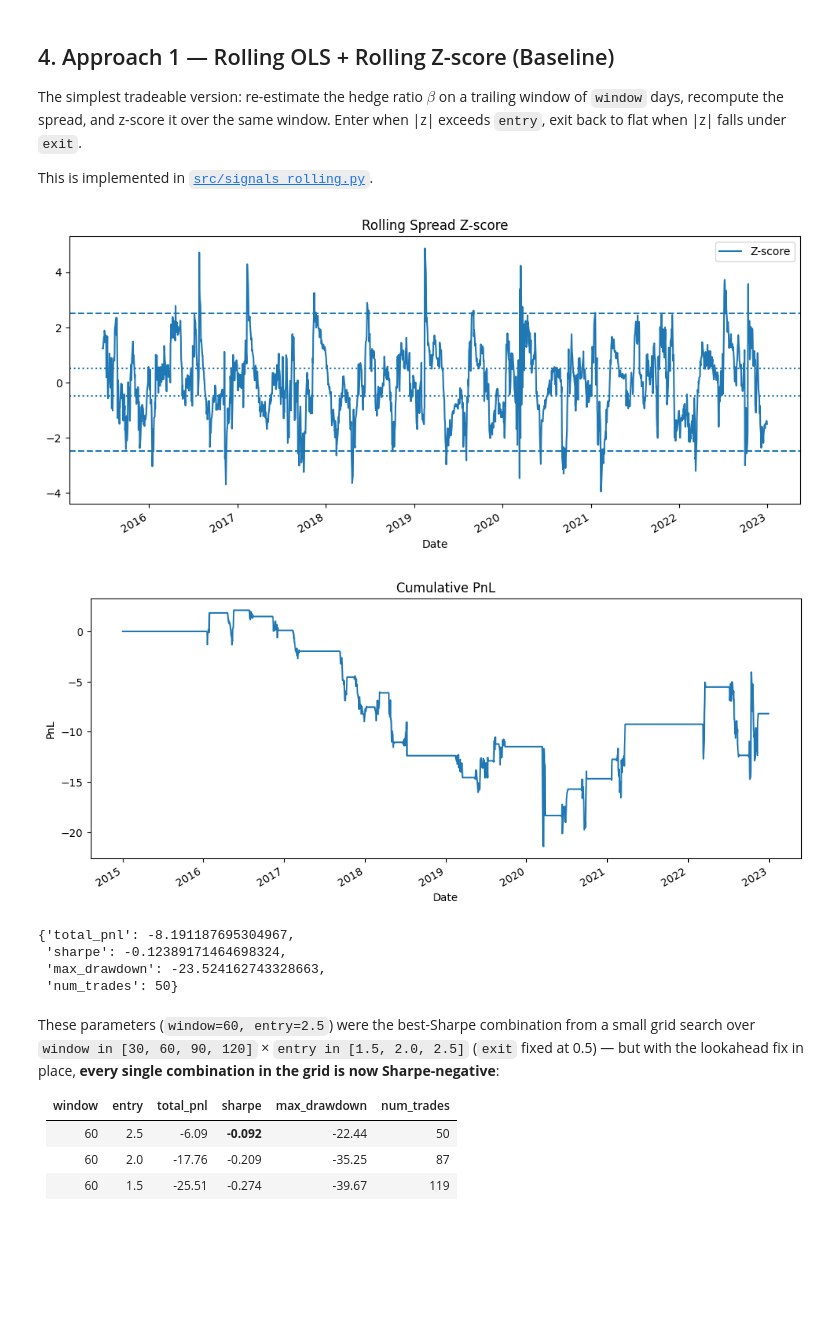
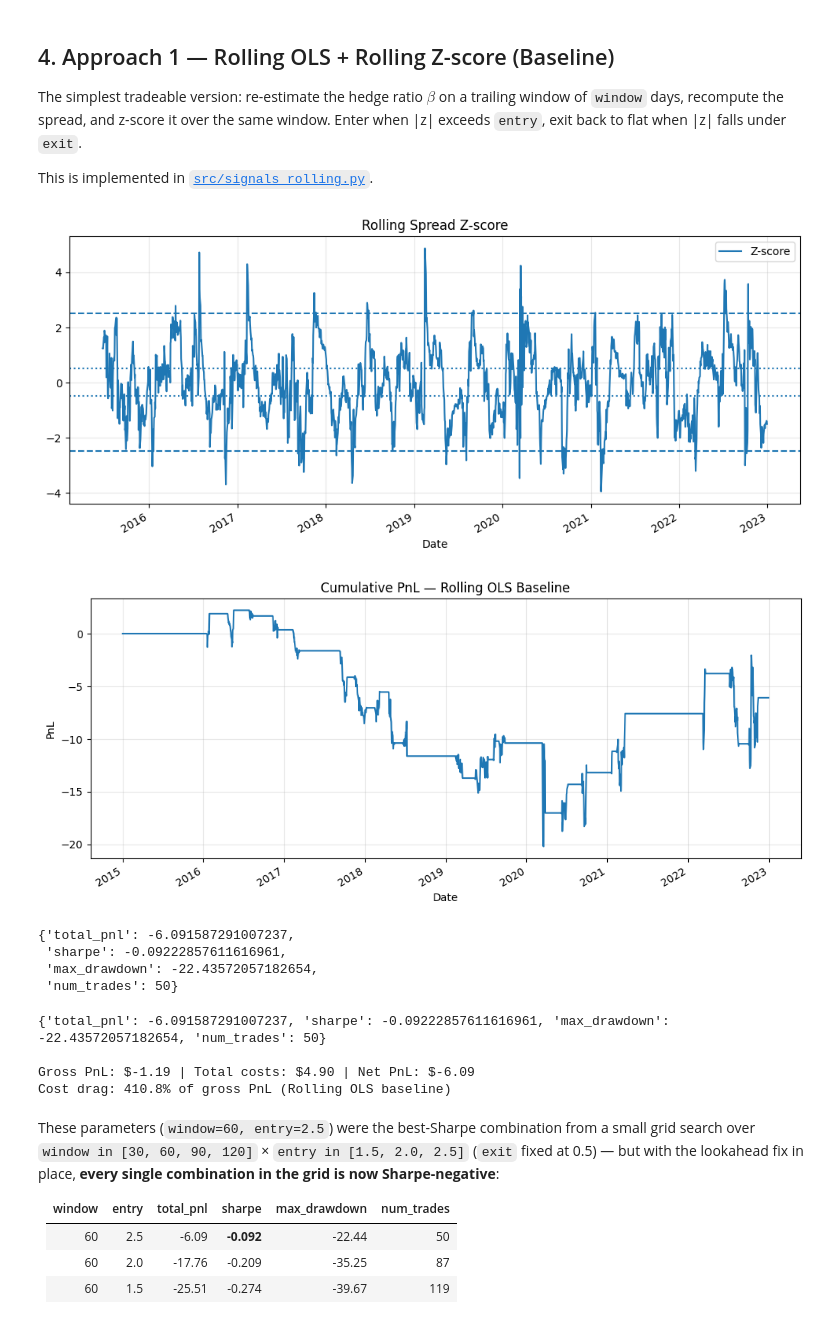
Before and after one commit to h7karu/PEP_KO_pairs_trading, a Jupyter notebook: pairs_trading.ipynb, the cells around one changed output. Cells and saved outputs as stored; diff of their text form; code cells hidden in the pictures; blank space fills up the shorter version.

Commit message:
added rolling OLS cost drag

```diff
--- a/pairs_trading.ipynb
+++ b/pairs_trading.ipynb
@@ -198,37 +198,52 @@ of `window` days, recompute the spread, and z-score it over the same window. Ent
 This is implemented in [`src/signals_rolling.py`](../src/signals_rolling.py).
 # %%
 WINDOW, ENTRY, EXIT = 60, 2.5, 0.5
-TC_RATE, SLIPPAGE = 0.0005, 0.0005
+TC_RATE, SLIPPAGE = 0.0002, 0.0005
 
 hedge_ratios = rolling_hedge_ratio(lp, window=WINDOW)
 spread       = compute_rolling_spread(lp, hedge_ratios)
 zscore       = compute_rolling_zscore(spread, window=WINDOW)
 positions    = generate_positions_rolling(zscore, entry=ENTRY, exit=EXIT)
 
 results_rolling = run_backtest(
     prices=prices, positions=positions, hedge_ratios=hedge_ratios,
     tc_rate=TC_RATE, slippage_rate=SLIPPAGE,
 )
 
 plt.figure(figsize=(12, 5))
 zscore.plot(label="Z-score")
 plt.axhline(ENTRY, linestyle="--"); plt.axhline(-ENTRY, linestyle="--")
 plt.axhline(EXIT, linestyle=":");  plt.axhline(-EXIT, linestyle=":")
 plt.title("Rolling Spread Z-score"); plt.legend(); plt.show()
 
 plt.figure(figsize=(12, 5))
 results_rolling["cum_pnl"].plot()
 plt.title("Cumulative PnL — Rolling OLS Baseline"); plt.ylabel("PnL"); plt.show()
 
 summary_rolling = summarize_results(results_rolling)
 summary_rolling
 # %% [output]
 [figure]
-[figure, old version]
+[figure, new version]
-{'total_pnl': -8.191187695304967,
- 'sharpe': -0.12389171464698324,
- 'max_drawdown': -23.524162743328663,
+{'total_pnl': -6.091587291007237,
+ 'sharpe': -0.09222857611616961,
+ 'max_drawdown': -22.43572057182654,
  'num_trades': 50}
+# %%
+# Cost drag for Rolling OLS baseline
+total_costs_r = results_rolling['trading_costs'].sum()
+gross_pnl_r   = (results_rolling['daily_pnl'] + results_rolling['trading_costs']).sum()
+net_pnl_r     = results_rolling['daily_pnl'].sum()
+cost_drag_r   = total_costs_r / abs(gross_pnl_r) * 100 if gross_pnl_r != 0 else float('nan')
+
+print(summary_rolling)
+print(f'\nGross PnL: ${gross_pnl_r:.2f} | Total costs: ${total_costs_r:.2f} | Net PnL: ${net_pnl_r:.2f}')
+print(f'Cost drag: {cost_drag_r:.1f}% of gross PnL (Rolling OLS baseline)')
+# %% [output]
+{'total_pnl': -6.091587291007237, 'sharpe': -0.09222857611616961, 'max_drawdown': -22.43572057182654, 'num_trades': 50}
+
+Gross PnL: $-1.19 | Total costs: $4.90 | Net PnL: $-6.09
+Cost drag: 410.8% of gross PnL (Rolling OLS baseline)
 # %% [markdown]
 These parameters (`window=60, entry=2.5`) were the best-Sharpe combination from a small
 grid search over `window in [30, 60, 90, 120]` × `entry in [1.5, 2.0, 2.5]` (`exit` fixed at
```
Also changed, not shown: parts of 1 cell of this notebook, 2 other files.
